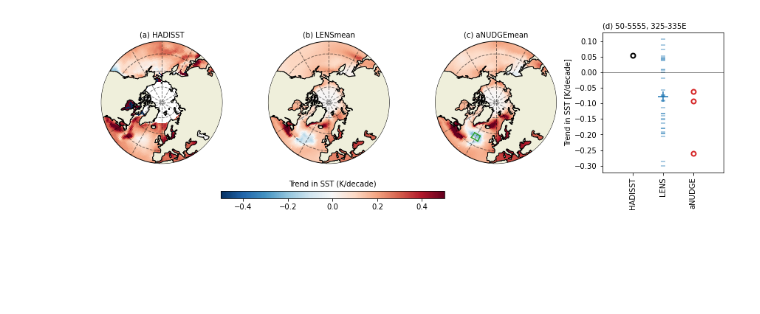
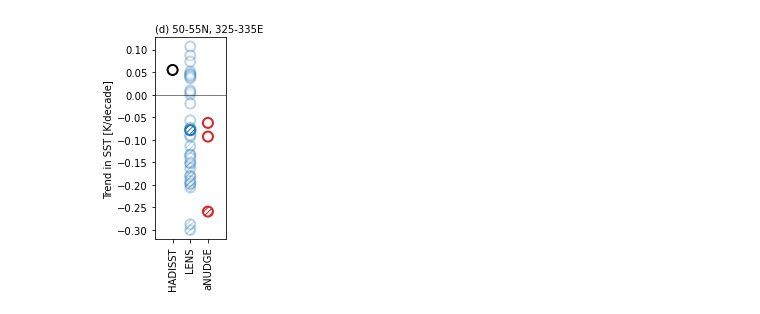
Before and after one commit to lettie-roach/analysis_nudge-arctic, a Jupyter notebook: nudge-arctic_figs9_sst.ipynb, the cells around one changed output. Cells and saved outputs as stored; diff of their text form; code cells hidden in the pictures; blank space fills up the shorter version.

```diff
--- a/nudge-arctic_figs9_sst.ipynb
+++ b/nudge-arctic_figs9_sst.ipynb
@@ -50,6 +108,6 @@ lon1, lon2 = 325, 335
 # %%
-mydir = '/glade/work/lettier/NUDGE/processed/timeseries/ocn/'
-myfiles = [mydir+f for f in sorted(os.listdir(mydir)) if 'nawh' in f]
+mydir = './data/sst_natl_timeseries/'
+myfiles = [mydir+f for f in sorted(os.listdir(mydir))]
 # %%
 listds = []
 for file in myfiles:
@@ -66,15 +124,4 @@ lensmean =lensmean.set_coords('names')
 
 sstavgds = xr.concat([sstavgds,lensmean],dim='names')
 # %%
-mylist = []
-for f in sstavgds.names.values:
-    if 'LENSmean' in f:
-        mylist.append({'label' : 'LENSmean', 'c' : 'tab:blue', 'linewidth' : 1.5, 'alpha' : 1.})
-    elif 'LENS' in f:
-        mylist.append({'label' : 'LENS', 'c' : 'tab:blue', 'linewidth' : .5, 'alpha' : .3})
-    elif '60' in f:
-        mylist.append({'label' : 'aNUDGE', 'c' : 'tab:red', 'linewidth' : 1.5, 'alpha' : 1.})
-    else:
-        mylist.append({'label' : 'HadISST', 'c' : 'k', 'linewidth' : 1.5, 'alpha' : 1.})
-df = pd.DataFrame(mylist, index = sstavgds.names.values)
-df = df.transpose()
+lineplotprop = myf.set_line_prop(sstavgds.names.values)
@@ -101,77 +128,30 @@ plt.close()
 # %%
-slope, intercept, r_value, p_value, std_err = myf.linregress(sstavgds.SST.groupby('time.year').mean(dim='time').year, sstavgds.SST.groupby('time.year').mean(dim='time').load(), dim='year')
+slope, intercept, r_value, p_value, std_err = myf.linregress(sstavgds.SST.groupby('time.year').mean(dim='time').year,
+                                                             sstavgds.SST.groupby('time.year').mean(dim='time').load(), dim='year')
 # %%
-fig = plt.figure(figsize=(12,3.5))
-
-for n, name in enumerate(mynames):
-    ax = plt.subplot(1,len(mynames)+1,n+1, projection = ccrs.NorthPolarStereo())
-    ax.set_extent([0.005, 360, 35,90], crs=ccrs.PlateCarree())
-    label = ['a','b','c','d','e','f'][n]
-    ax.set_title('('+str(label)+') '+name,fontsize=10,loc='center')
-
-    dmeridian = 30  # spacing for lines of meridian
-    dparallel = 15  # spacing for lines of parallel
-    num_merid = int(360/dmeridian + 1)
-    num_parra = int(90/dparallel + 1)
-    gl = ax.gridlines(crs=ccrs.PlateCarree(), \
-                      xlocs=np.linspace(0, 360, num_merid), \
-                      ylocs=np.linspace(0, 90, num_parra), \
-                      linestyle="--", linewidth=1, color='k', alpha=0.5)
-
-    theta = np.linspace(0, 2*np.pi, 120)
-    verts = np.vstack([np.sin(theta), np.cos(theta)]).T
-    center, radius = [0.5, 0.5], 0.5
-    circle = mpath.Path(verts * radius + center)
-
-    ax.set_boundary(circle, transform=ax.transAxes)  #without this; get rect bound
-
-    ax.coastlines()
-    ax.add_feature(cfeature.LAND,zorder=100,edgecolor='k')
-
-    if n>0:
-        mydata = 10.*ds.SST_trend.sel(names=name).squeeze()
-        CS1 = ax.pcolormesh(ds.TLONG,ds.TLAT, mydata, vmax = .5, vmin=-.5, cmap = plt.cm.RdBu_r,
-                        transform=ccrs.PlateCarree())
-    else:
-        mydata = 10.*obds.SST_trend.squeeze()
-        mydata = mydata.where(mydata.latitude<70)
-        CS1 = ax.pcolormesh(obds.longitude,obds.latitude,mydata, vmax = .5, vmin=-.5, cmap = plt.cm.RdBu_r,
-                        transform=ccrs.PlateCarree())
-
-ax.plot([lon1, lon2], [lat1, lat1], transform=ccrs.PlateCarree(),c='tab:green')
-ax.plot([lon1, lon2], [lat2, lat2], transform=ccrs.PlateCarree(),c='tab:green')
-ax.plot([lon1, lon1], [lat1, lat2], transform=ccrs.PlateCarree(),c='tab:green')
-ax.plot([lon2, lon2], [lat1, lat2], transform=ccrs.PlateCarree(),c='tab:green')
-
 xlabels = ['HADISST','LENS','aNUDGE']
 
-ax = plt.subplot(1,4,4)
+fig,ax = plt.subplots(1,figsize=(2,4))
 for n, name in enumerate(slope.names.values):
-
-    if 'LENSmean' in name:
-        ax.scatter(2,10.*slope.sel(names=name), facecolor = df[name]['c'],marker='+',s=200)
-    elif 'LENS' in name:
-        ax.scatter(2,10.*slope.sel(names=name), facecolor = df[name]['c'],marker='_',alpha = .5)
-
+    mk = ''
+    if p_value.sel(names=name)<0.05:
+        mk= '/////'
+    if 'LENS' in name:
+        ax.scatter(2,10.*slope.sel(names=name), s=100., facecolor = 'white', edgecolors=lineplotprop[name]['c'], alpha=lineplotprop[name]['alpha'], hatch=mk, linewidth=2)
     elif '60' in name:
-        ax.scatter(3,10.*slope.sel(names=name), facecolor = 'white', edgecolors=df[name]['c'],marker='o',alpha = df[name]['alpha'],linewidth=2)
+        ax.scatter(3,10.*slope.sel(names=name), s=100., facecolor = 'white', edgecolors=lineplotprop[name]['c'], alpha=lineplotprop[name]['alpha'], hatch=mk, linewidth=2)
     else:
-        ax.scatter(1,10.*slope.sel(names=name), facecolor = 'white', edgecolors=df[name]['c'],marker='o',alpha = df[name]['alpha'],linewidth=2)
+        ax.scatter(1,10.*slope.sel(names=name), s=100., facecolor = 'white', edgecolors=lineplotprop[name]['c'], alpha=lineplotprop[name]['alpha'], hatch=mk, linewidth=2)
 
 ax.set_xticks([1,2,3])
 ax.set_xticklabels(xlabels,rotation='vertical')
 ax.set_ylabel('Trend in SST [K/decade]')
 ax.set_xlim([0,4])
 ax.axhline(y=0,c='k',linewidth=.5)
-ax.set_title('(d) '+str(lat1)+'-55'+str(lat2)+', '+str(lon1)+'-'+str(lon2)+'E' ,fontsize=10,loc='left')
-
+ax.set_title('(d) '+str(lat1)+'-'+str(lat2)+'N, '+str(lon1)+'-'+str(lon2)+'E' ,fontsize=10,loc='left')
 plt.tight_layout()
-plt.subplots_adjust(hspace=.2, bottom = .15)
-cbar_ax = fig.add_axes([0.2, 0.01, 0.35, 0.04]) #[left, bottom, width, height]
-cbar = fig.colorbar(CS1, cax=cbar_ax,  orientation='horizontal')
-cbar.ax.set_title('Trend in SST (K/decade)',fontsize=10)
-fig.savefig('figs/sst_trend.pdf', dpi=500, bbox_inches='tight')
+fig.savefig('figs/sst_trend_b.pdf', dpi=500, bbox_inches='tight')
 plt.show()
 plt.close()
 # %% [output]
-[figure, old version]
+[figure, new version]
```
Also changed, not shown: parts of 13 cells of this notebook, 14 other files.
